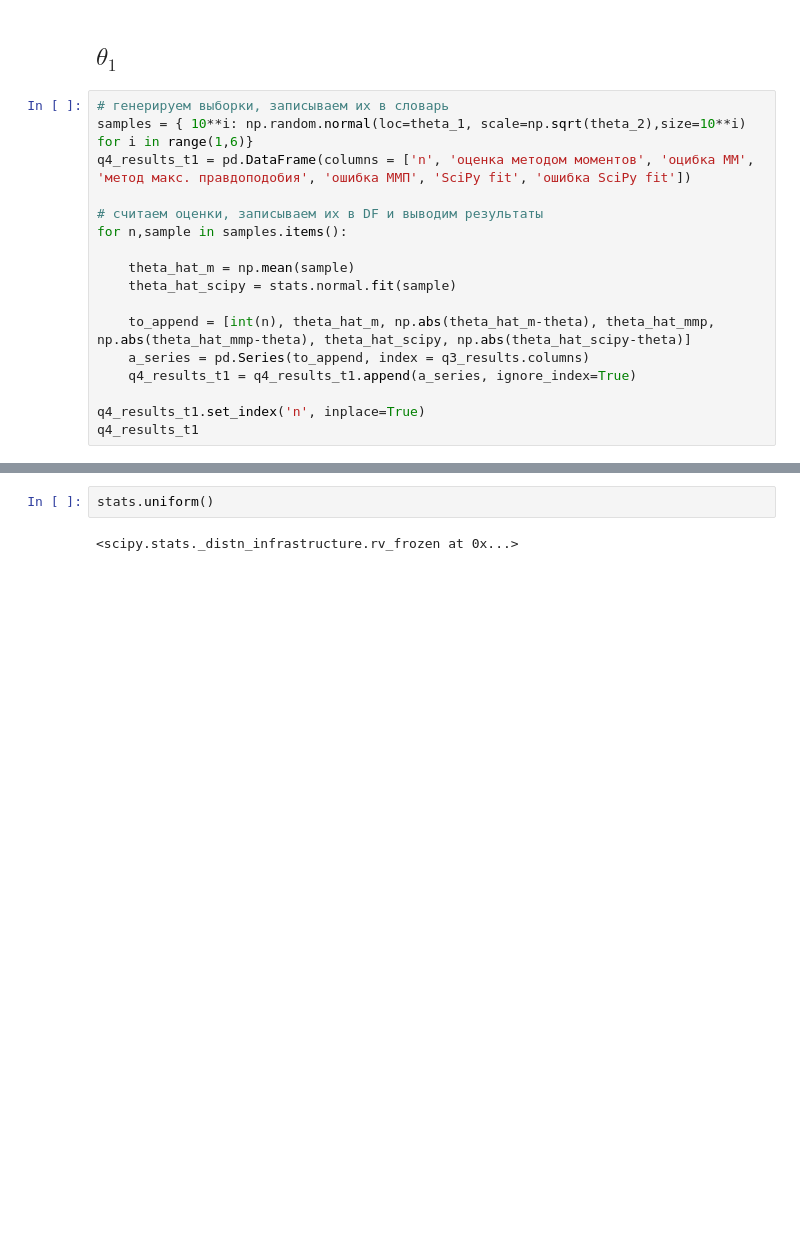
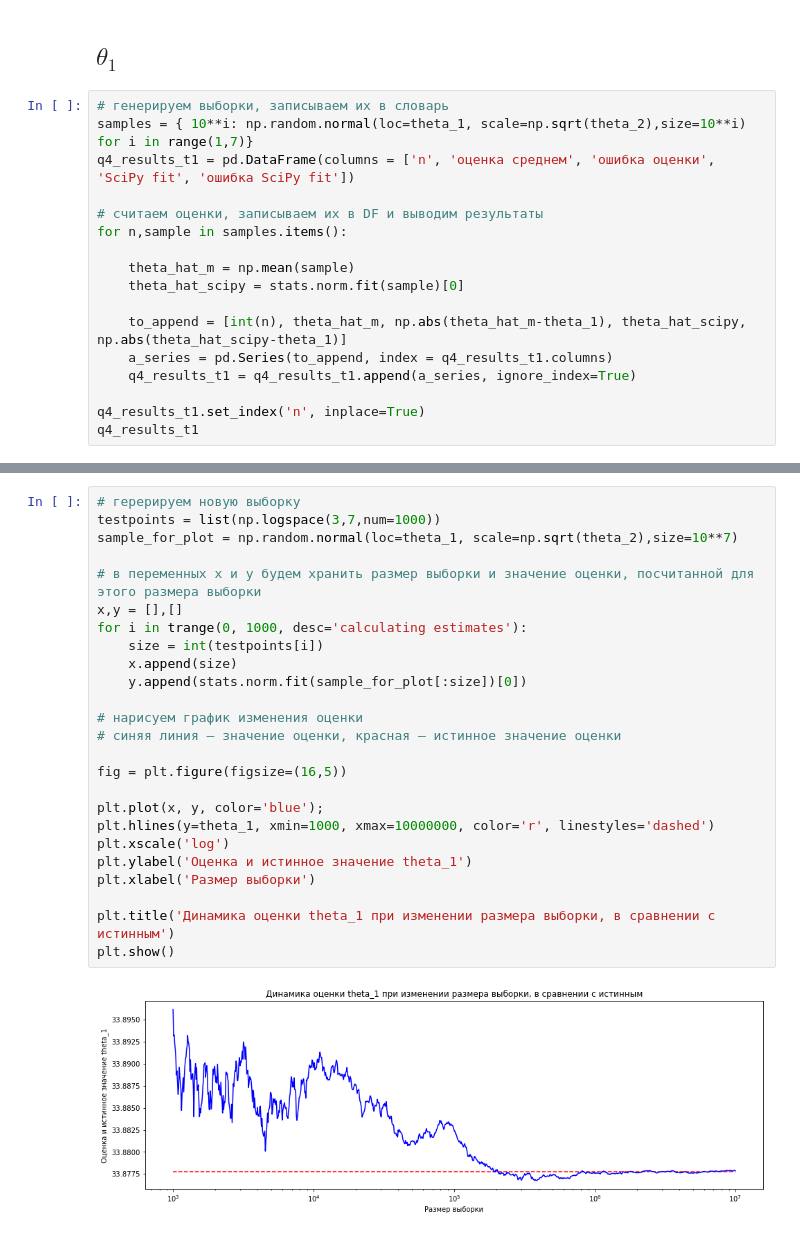
Before and after one commit to ksetdekov/HSE_DS, a Jupyter notebook: 03 Math/Stat 01/HW 01.ipynb, the cells around one changed output, grey strips where cells are left out. Cells and saved outputs as stored; diff of their text form; blank space fills up the shorter version.

Commit message:
done hw1 for stat

```diff
--- a/03 Math/Stat 01/HW 01.ipynb
+++ b/03 Math/Stat 01/HW 01.ipynb
@@ -173,17 +184,17 @@ print(f'Истинное значение параметра theta_2^2: {theta_2
 ## $\theta_1$
 # %%
 # генерируем выборки, записываем их в словарь
-samples = { 10**i: np.random.normal(loc=theta_1, scale=np.sqrt(theta_2),size=10**i) for i in range(1,6)}
-q4_results_t1 = pd.DataFrame(columns = ['n', 'оценка методом моментов', 'оцибка ММ', 'метод макс. правдоподобия', 'ошибка ММП', 'SciPy fit', 'ошибка SciPy fit'])
+samples = { 10**i: np.random.normal(loc=theta_1, scale=np.sqrt(theta_2),size=10**i) for i in range(1,7)}
+q4_results_t1 = pd.DataFrame(columns = ['n', 'оценка среднем', 'ошибка оценки', 'SciPy fit', 'ошибка SciPy fit'])
 
 # считаем оценки, записываем их в DF и выводим результаты
 for n,sample in samples.items():
 
     theta_hat_m = np.mean(sample)
-    theta_hat_scipy = stats.normal.fit(sample)
+    theta_hat_scipy = stats.norm.fit(sample)[0]
 
-    to_append = [int(n), theta_hat_m, np.abs(theta_hat_m-theta), theta_hat_mmp, np.abs(theta_hat_mmp-theta), theta_hat_scipy, np.abs(theta_hat_scipy-theta)]
-    a_series = pd.Series(to_append, index = q3_results.columns)
+    to_append = [int(n), theta_hat_m, np.abs(theta_hat_m-theta_1), theta_hat_scipy, np.abs(theta_hat_scipy-theta_1)]
+    a_series = pd.Series(to_append, index = q4_results_t1.columns)
     q4_results_t1 = q4_results_t1.append(a_series, ignore_index=True)
 
 q4_results_t1.set_index('n', inplace=True)
@@ -193,4 +211,27 @@ AttributeError: module 'scipy.stats' has no attribute 'normal'
-# %%
-stats.uniform()
-# %% [output]
-<scipy.stats._distn_infrastructure.rv_frozen at 0x...>
+# %%
+# герерируем новую выборку
+testpoints = list(np.logspace(3,7,num=1000))
+sample_for_plot = np.random.normal(loc=theta_1, scale=np.sqrt(theta_2),size=10**7)
+
+# в переменных x и y будем хранить размер выборки и значение оценки, посчитанной для этого размера выборки
+x,y = [],[]
+for i in trange(0, 1000, desc='calculating estimates'):
+    size = int(testpoints[i])
+    x.append(size)
+    y.append(stats.norm.fit(sample_for_plot[:size])[0])
+
+# нарисуем график изменения оценки
+# синяя линия — значение оценки, красная — истинное значение оценки
+
+fig = plt.figure(figsize=(16,5))
+
+plt.plot(x, y, color='blue');
+plt.hlines(y=theta_1, xmin=1000, xmax=10000000, color='r', linestyles='dashed')
+plt.xscale('log')
+plt.ylabel('Оценка и истинное значение theta_1')
+plt.xlabel('Размер выборки')
+
+plt.title('Динамика оценки theta_1 при изменении размера выборки, в сравнении с истинным')
+plt.show()
+# %% [output]
+[figure, added]
```
Also changed, not shown: parts of 10 cells of this notebook.
